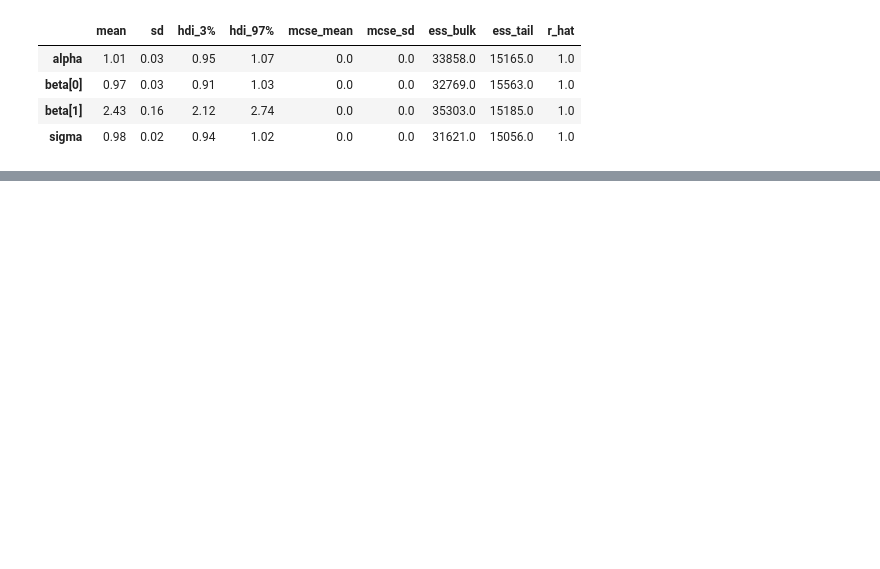
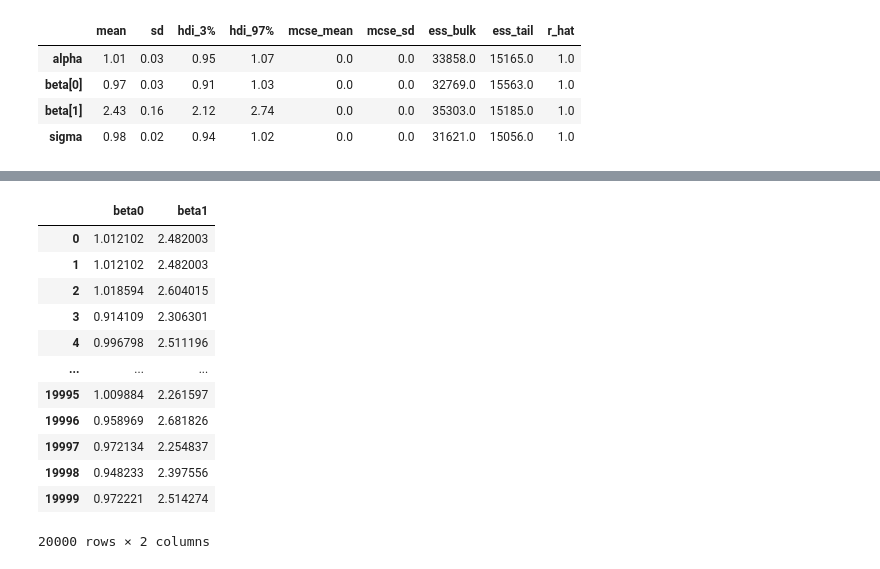
Before and after one commit to rmateusc/bayes-homelessness, a Jupyter notebook: src/bayes_implementation.ipynb, the cells around one changed output, grey strips where cells are left out. Saved outputs shown, nothing was run; the diff lists cells and outputs as text; code cells hidden in the pictures; blank space fills up the shorter version.

```diff
--- a/src/bayes_implementation.ipynb
+++ b/src/bayes_implementation.ipynb
@@ -436,0 +443,16 @@ plt.show()
+# %%
+trace_betas
+# %% [output]
+|  | beta0 | beta1 |
+| 0 | 1.012102 | 2.482003 |
+| 1 | 1.012102 | 2.482003 |
+| 2 | 1.018594 | 2.604015 |
+| 3 | 0.914109 | 2.306301 |
+| 4 | 0.996798 | 2.511196 |
+| ... | ... | ... |
+| 19995 | 1.009884 | 2.261597 |
+| 19996 | 0.958969 | 2.681826 |
+| 19997 | 0.972134 | 2.254837 |
+| 19998 | 0.948233 | 2.397556 |
+| 19999 | 0.972221 | 2.514274 |
+20000 rows × 2 columns
```
Also changed, not shown: parts of 11 cells of this notebook.
